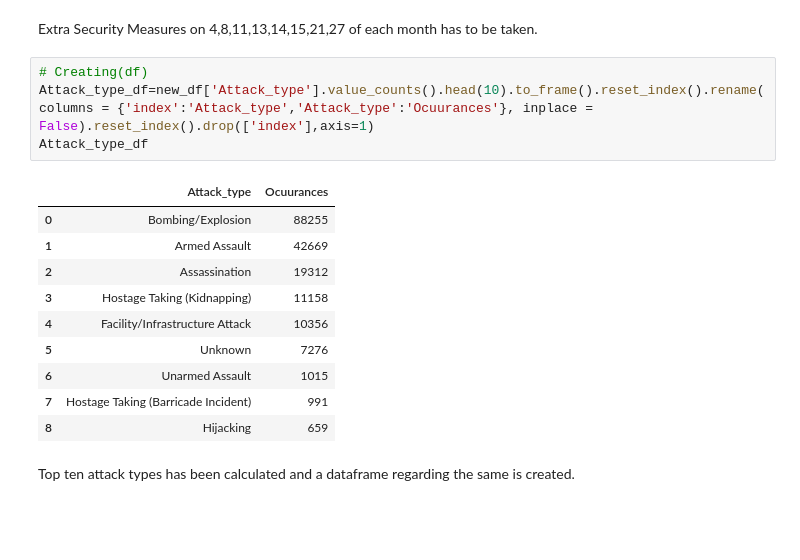
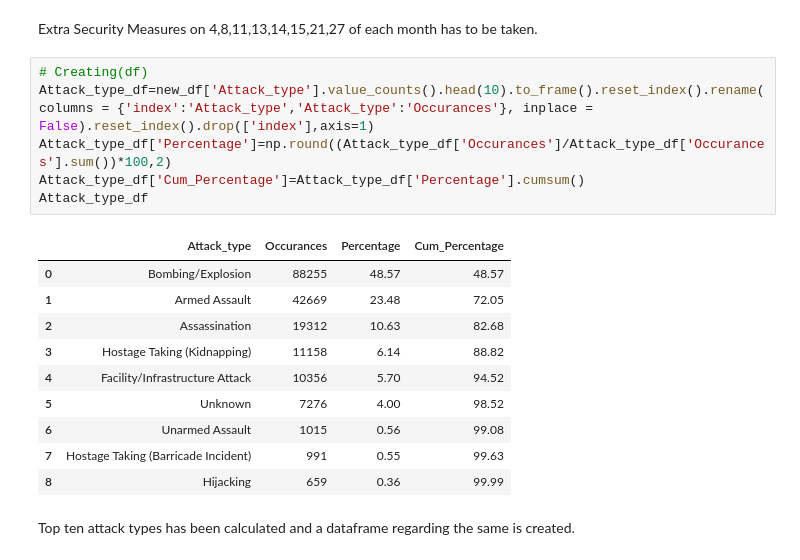
Before and after one commit to chanakyaadari/Global_Terrorism_EDA, a Jupyter notebook: Copy_of_Global_Terrorism_Analysis_Capstone_Project.ipynb, the cells around one changed output. Saved outputs shown, nothing was run; the diff lists cells and outputs as text; blank space fills up the shorter version.

```diff
--- a/Copy_of_Global_Terrorism_Analysis_Capstone_Project.ipynb
+++ b/Copy_of_Global_Terrorism_Analysis_Capstone_Project.ipynb
@@ -481,19 +527,21 @@ Terrorism_by_day_df[Terrorism_by_day_df['Ocuurances']>=Terrorism_by_day_df['Ocuu
 Extra Security Measures on 4,8,11,13,14,15,21,27 of each month has to be taken.
 # %%
 # Creating(df)
-Attack_type_df=new_df['Attack_type'].value_counts().head(10).to_frame().reset_index().rename(columns = {'index':'Attack_type','Attack_type':'Ocuurances'}, inplace = False).reset_index().drop(['index'],axis=1)
+Attack_type_df=new_df['Attack_type'].value_counts().head(10).to_frame().reset_index().rename(columns = {'index':'Attack_type','Attack_type':'Occurances'}, inplace = False).reset_index().drop(['index'],axis=1)
+Attack_type_df['Percentage']=np.round((Attack_type_df['Occurances']/Attack_type_df['Occurances'].sum())*100,2)
+Attack_type_df['Cum_Percentage']=Attack_type_df['Percentage'].cumsum()
 Attack_type_df
 # %% [output]
-|  | Attack_type | Ocuurances |
-| 0 | Bombing/Explosion | 88255 |
-| 1 | Armed Assault | 42669 |
-| 2 | Assassination | 19312 |
-| 3 | Hostage Taking (Kidnapping) | 11158 |
-| 4 | Facility/Infrastructure Attack | 10356 |
-| 5 | Unknown | 7276 |
-| 6 | Unarmed Assault | 1015 |
-| 7 | Hostage Taking (Barricade Incident) | 991 |
-| 8 | Hijacking | 659 |
+|  | Attack_type | Occurances | Percentage | Cum_Percentage |
+| 0 | Bombing/Explosion | 88255 | 48.57 | 48.57 |
+| 1 | Armed Assault | 42669 | 23.48 | 72.05 |
+| 2 | Assassination | 19312 | 10.63 | 82.68 |
+| 3 | Hostage Taking (Kidnapping) | 11158 | 6.14 | 88.82 |
+| 4 | Facility/Infrastructure Attack | 10356 | 5.70 | 94.52 |
+| 5 | Unknown | 7276 | 4.00 | 98.52 |
+| 6 | Unarmed Assault | 1015 | 0.56 | 99.08 |
+| 7 | Hostage Taking (Barricade Incident) | 991 | 0.55 | 99.63 |
+| 8 | Hijacking | 659 | 0.36 | 99.99 |
 # %% [markdown]
 Top ten attack types has been calculated and a dataframe regarding the same is created.
 # %%
```
Also changed, not shown: parts of 22 cells of this notebook.
